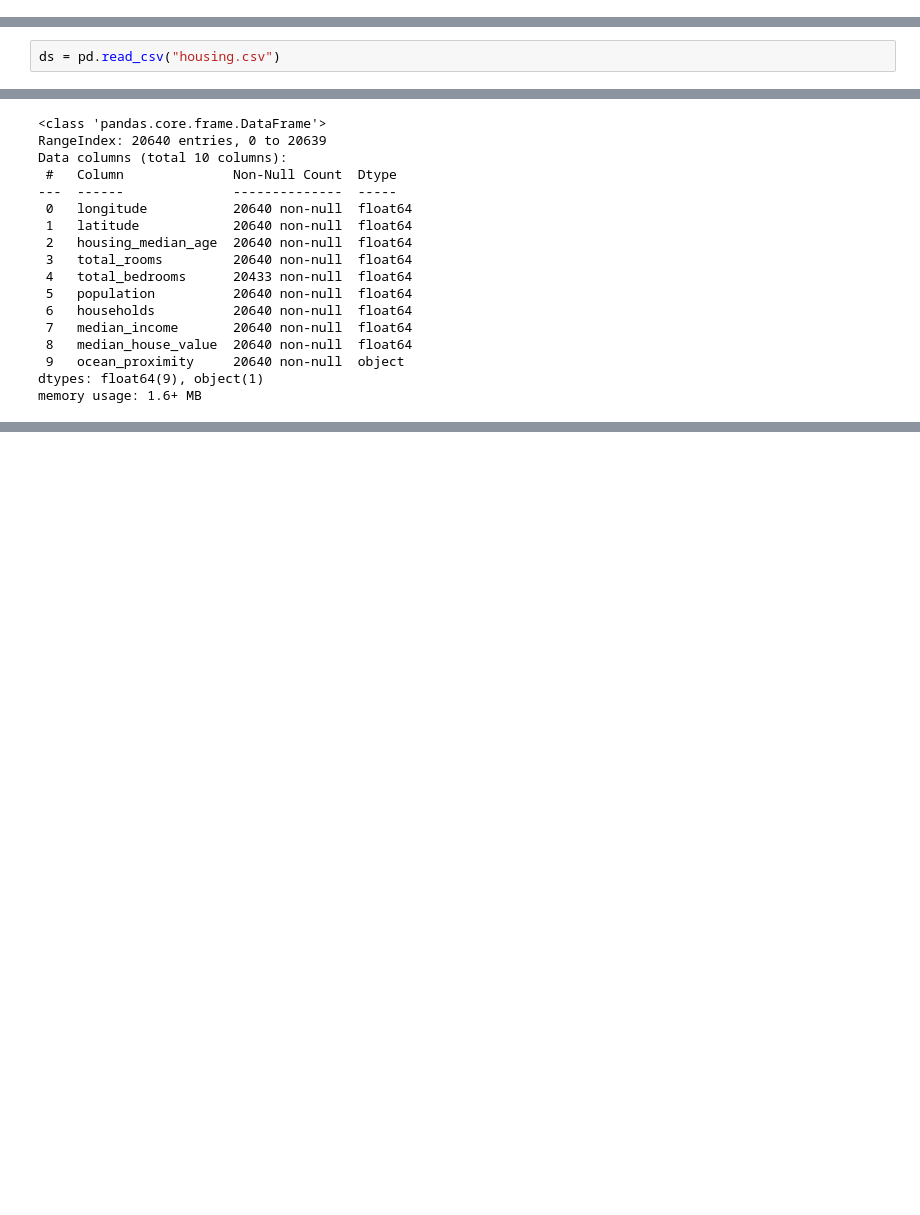
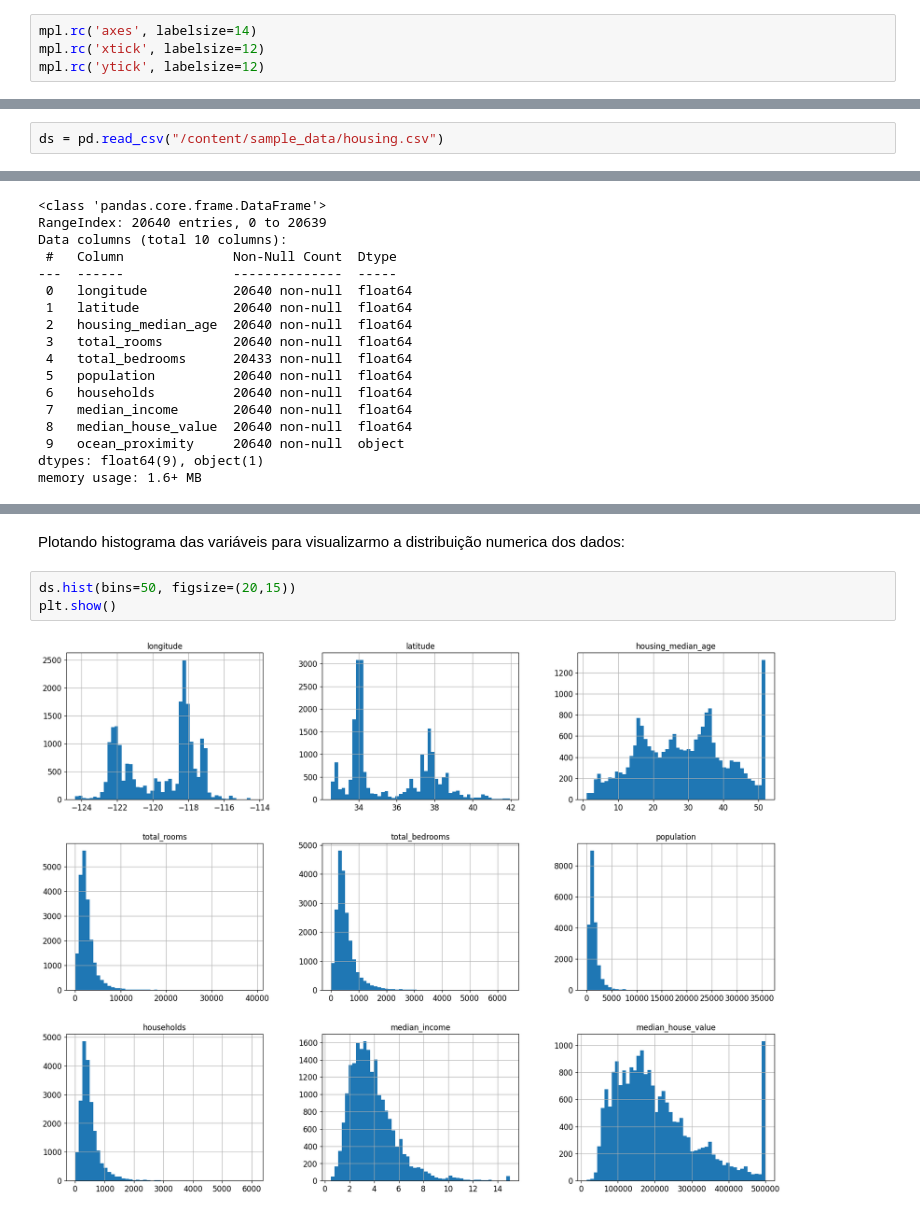
Before and after one commit to leandropsouza1/pos-ia, a Jupyter notebook: regrecao_linear_composta/regressao_linear_composta.ipynb, the cells around one changed output, grey strips where cells are left out. Drawn from its saved outputs; the diff is of its cells as text; blank space fills up the shorter version.

Commit message:
Fazendo a análise dos dados

```diff
--- a/regrecao_linear_composta/regressao_linear_composta.ipynb
+++ b/regrecao_linear_composta/regressao_linear_composta.ipynb
@@ -6,0 +16,4 @@ import pandas as pd
+# %%
+mpl.rc('axes', labelsize=14)
+mpl.rc('xtick', labelsize=12)
+mpl.rc('ytick', labelsize=12)
@@ -9,2 +26,2 @@ import pandas as pd
 # %%
-ds = pd.read_csv("housing.csv")
+ds = pd.read_csv("/content/sample_data/housing.csv")
@@ -30,0 +101,7 @@ memory usage: 1.6+ MB
+# %% [markdown]
+Plotando histograma das variáveis para visualizarmo a distribuição numerica dos dados:
+# %%
+ds.hist(bins=50, figsize=(20,15))
+plt.show()
+# %% [output]
+[figure, added]
```
Also changed, not shown: parts of 19 cells of this notebook.
